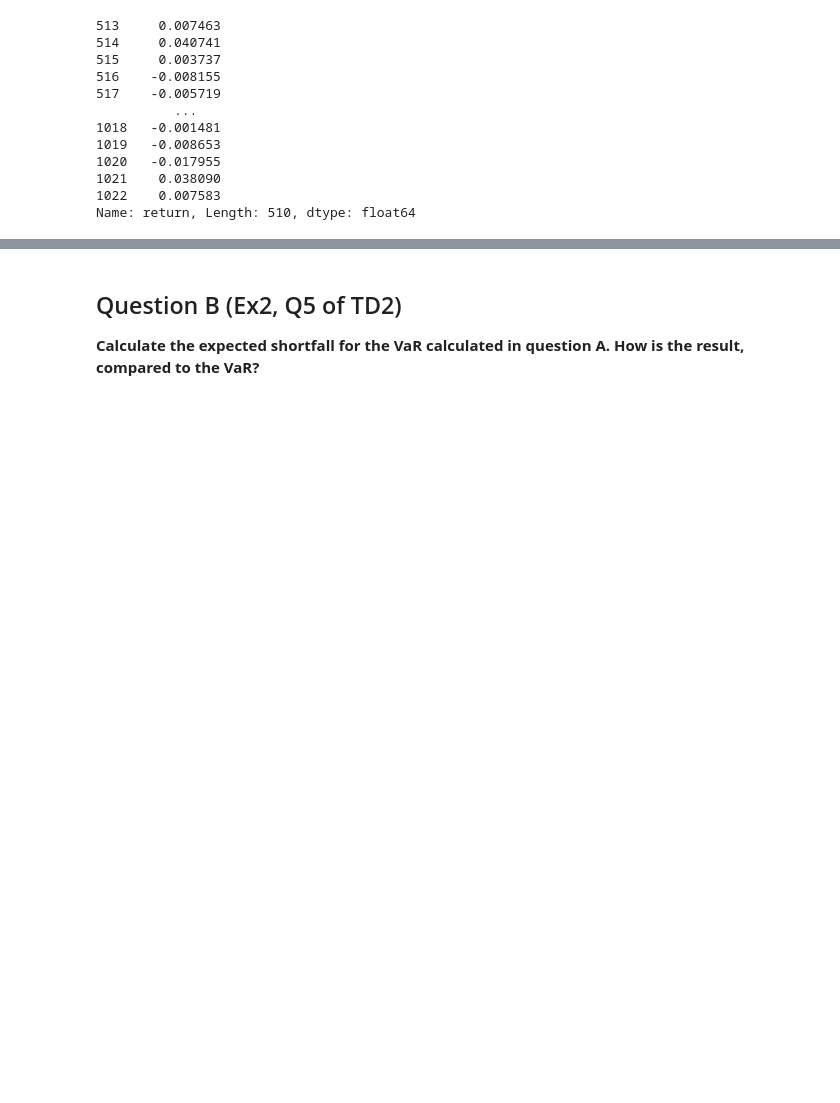
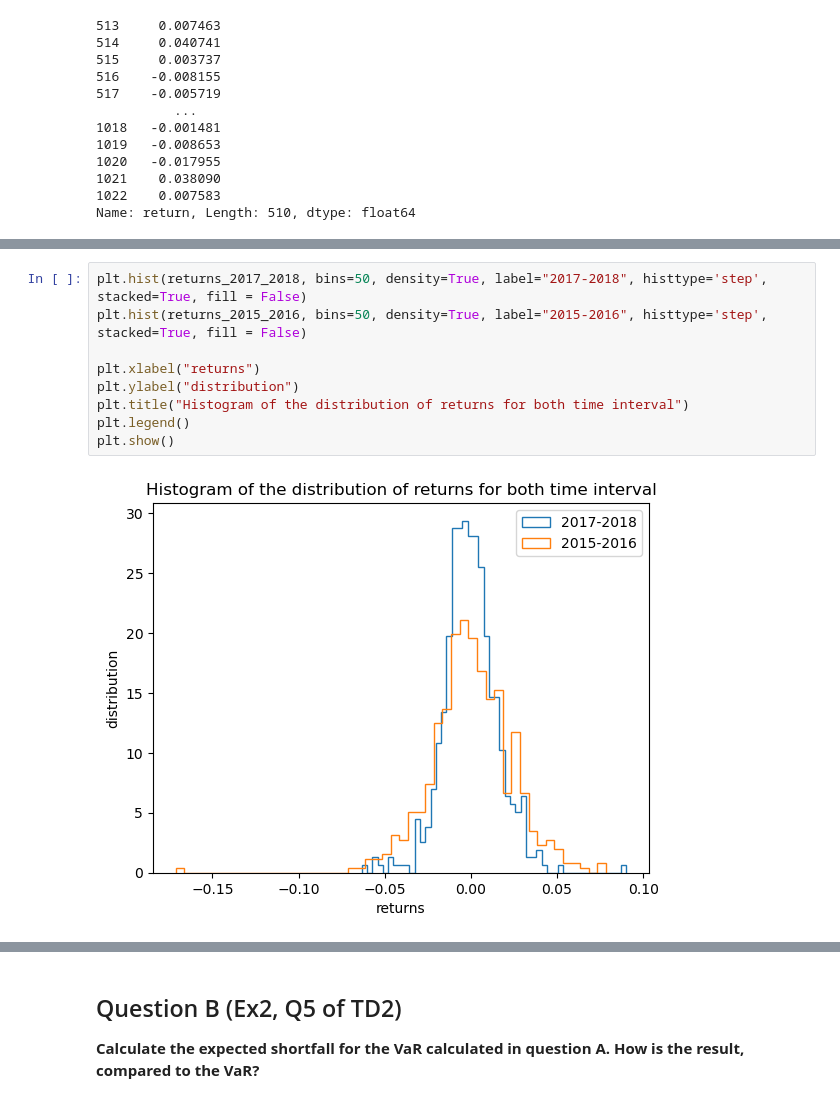
Before and after one commit to NatachaGsn/Market-risk---project, a Jupyter notebook: project.ipynb, the cells around one changed output, grey strips where cells are left out. Drawn from its saved outputs; the diff is of its cells as text; blank space fills up the shorter version.

```diff
--- a/project.ipynb
+++ b/project.ipynb
@@ -242,0 +283,11 @@ VaR overestimates the risk
+# %%
+plt.hist(returns_2017_2018, bins=50, density=True, label="2017-2018", histtype='step', stacked=True, fill = False)
+plt.hist(returns_2015_2016, bins=50, density=True, label="2015-2016", histtype='step', stacked=True, fill = False)
+
+plt.xlabel("returns")
+plt.ylabel("distribution")
+plt.title("Histogram of the distribution of returns for both time interval")
+plt.legend()
+plt.show()
+# %% [output]
+[figure, added]
```
Also changed, not shown: parts of 20 cells of this notebook, 1 other file.
